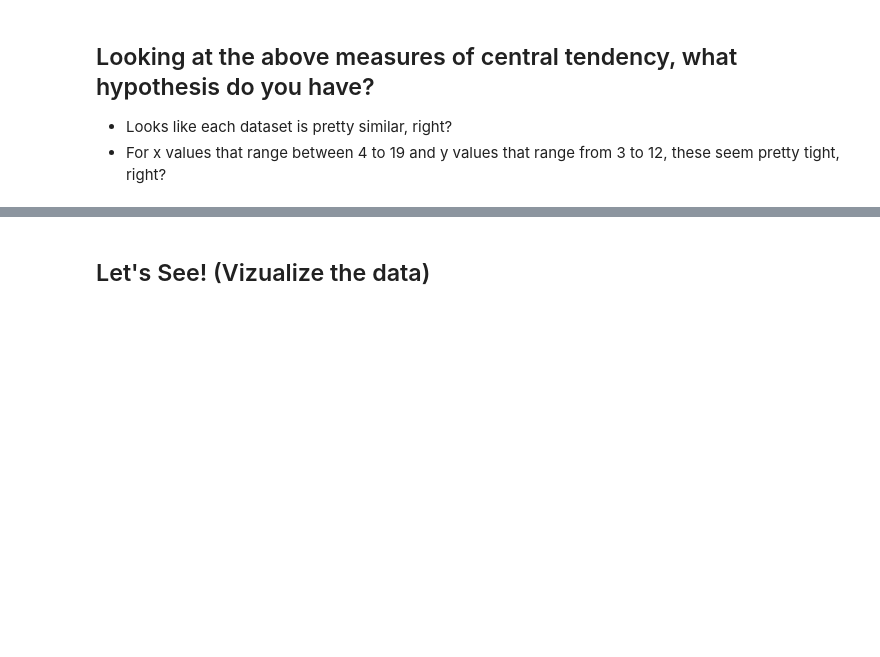
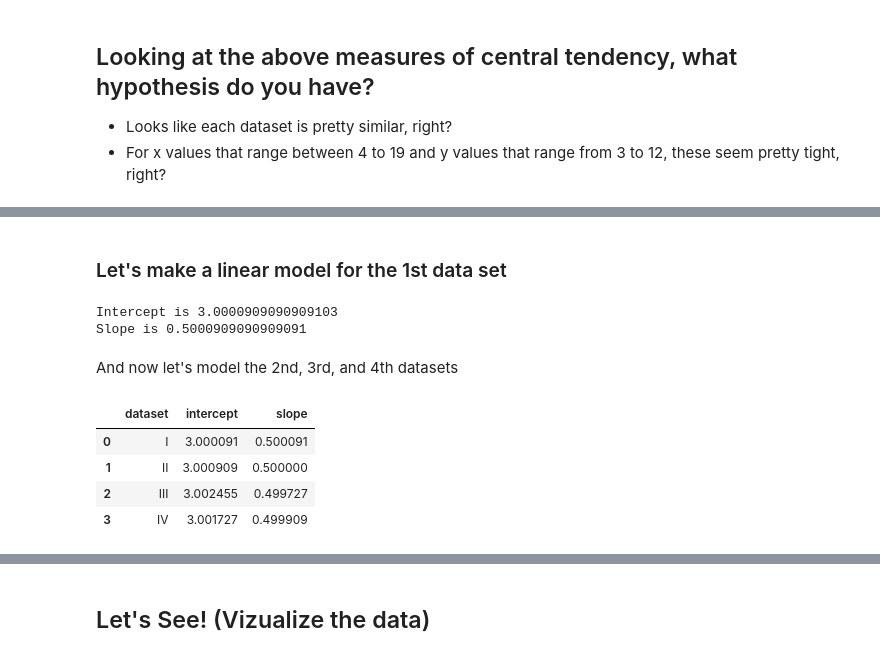
Before and after one commit to ryanorsinger/intro-to-machine-learning-workshop, a Jupyter notebook: describe-vizualize-data.ipynb, the cells around one changed output, grey strips where cells are left out. Saved outputs shown, nothing was run; the diff lists cells and outputs as text; code cells hidden in the pictures; blank space fills up the shorter version.

```diff
--- a/describe-vizualize-data.ipynb
+++ b/describe-vizualize-data.ipynb
@@ -83,0 +94,79 @@ quartet.groupby('dataset').agg(["mean", "std"])
+# %% [markdown]
+### Let's make a linear model for the 1st data set
+# %%
+first = quartet[quartet.dataset == "I"]
+X = first[["x"]]
+y = first[["y"]]
+
+first_linear_model = LinearRegression().fit(X, y)
+first_intercept = first_linear_model.intercept_[0]
+first_slope = first_linear_model.coef_[0][0]
+
+# y = mx + b
+print("Intercept is", first_intercept)
+print("Slope is", first_slope)
+# %% [output]
+Intercept is 3.0000909090909103
+Slope is 0.5000909090909091
+# %% [markdown]
+And now let's model the 2nd, 3rd, and 4th datasets
+# %%
+# Fit the regression for the second dataset
+second = quartet[quartet.dataset == "II"]
+X = second[["x"]]
+y = second[["y"]]
+
+second_linear_model = LinearRegression().fit(X, y)
+second_intercept = second_linear_model.intercept_[0]
+second_slope = second_linear_model.coef_[0][0]
+
+# Then make a new model for the third dataset
+third = quartet[quartet.dataset == "III"]
+X = third[["x"]]
+y = third[["y"]]
+
+third_linear_model = LinearRegression().fit(X, y)
+third_intercept = third_linear_model.intercept_[0]
+third_slope = third_linear_model.coef_[0][0]
+
+# And finally fit the regression for the 4th dataset
+forth = quartet[quartet.dataset == "IV"]
+X = forth[["x"]]
+y = forth[["y"]]
+
+forth_linear_model = LinearRegression().fit(X, y)
+forth_intercept = forth_linear_model.intercept_[0]
+forth_slope = forth_linear_model.coef_[0][0]
+
+
+first = {
+    "dataset": "I",
+    "slope": first_slope,
+    "intercept": first_intercept
+}
+second = {
+    "dataset": "II",
+    "slope": second_slope,
+    "intercept": second_intercept
+}
+
+third = {
+    "dataset": "III",
+    "slope": third_slope,
+    "intercept": third_intercept
+}
+
+forth = {
+    "dataset": "IV",
+    "slope": forth_slope,
+    "intercept": forth_intercept
+}
+
+output = pd.DataFrame([first, second, third, forth])
+output
+# %% [output]
+|  | dataset | intercept | slope |
+| 0 | I | 3.000091 | 0.500091 |
+| 1 | II | 3.000909 | 0.500000 |
+| 2 | III | 3.002455 | 0.499727 |
+| 3 | IV | 3.001727 | 0.499909 |
```
Also changed, not shown: parts of 11 cells of this notebook, 1 other file.
